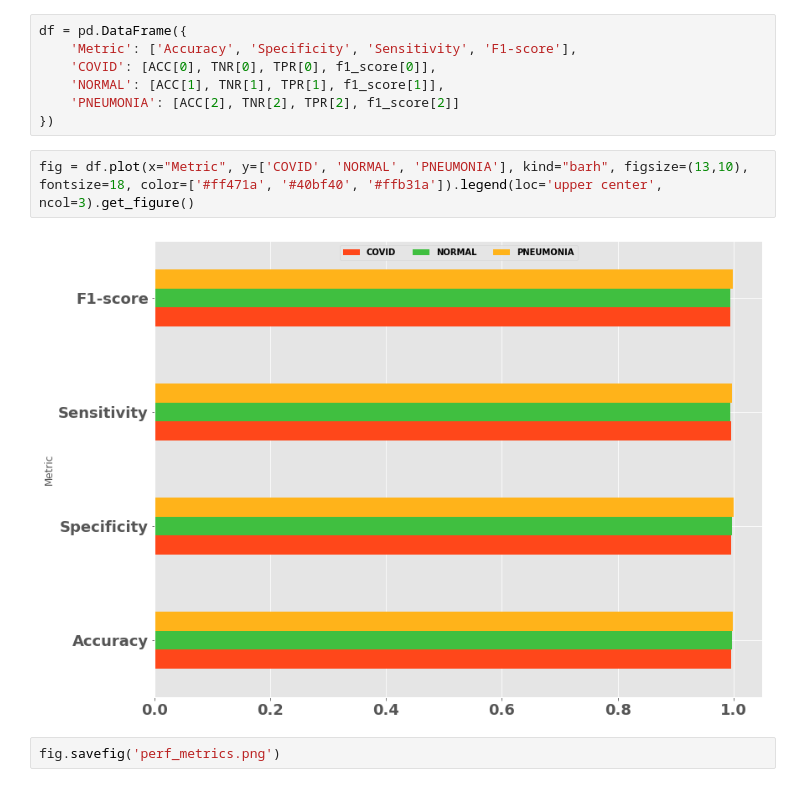
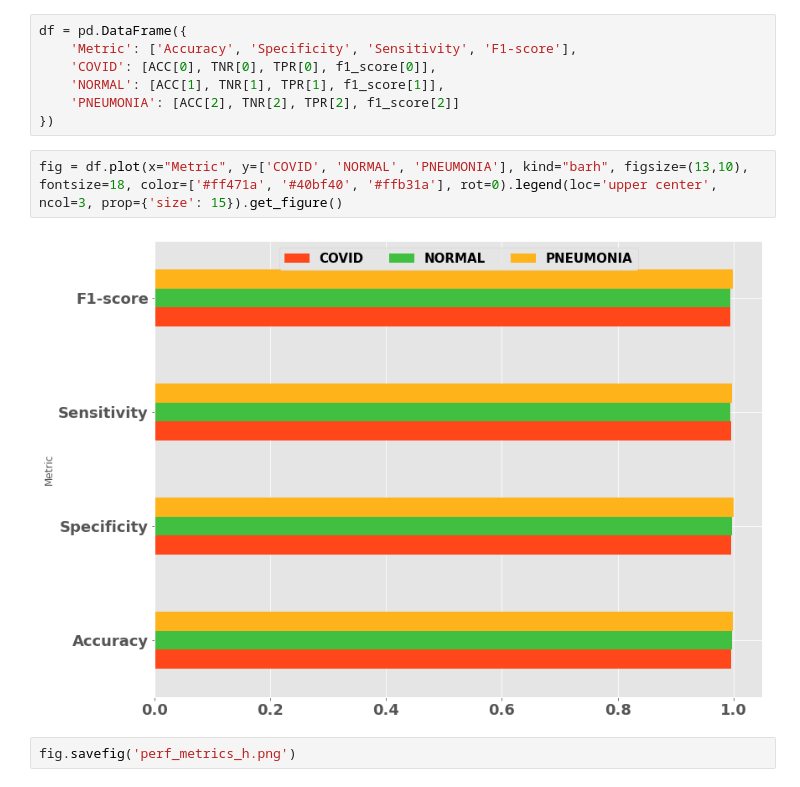
Before and after one commit to saichandrapandraju/Convolutional-Auto-Encoding-for-detecting-COVID, a Jupyter notebook: covid_classification/cae_covid_classification.ipynb, the cells around one changed output. Saved outputs shown, nothing was run; the diff lists cells and outputs as text.

Commit message:
add barh and barv

```diff
--- a/covid_classification/cae_covid_classification.ipynb
+++ b/covid_classification/cae_covid_classification.ipynb
@@ -674,8 +662,8 @@ df = pd.DataFrame({
     'PNEUMONIA': [ACC[2], TNR[2], TPR[2], f1_score[2]]
 })
 # %%
-fig = df.plot(x="Metric", y=['COVID', 'NORMAL', 'PNEUMONIA'], kind="barh", figsize=(13,10), fontsize=18, color=['#ff471a', '#40bf40', '#ffb31a']).legend(loc='upper center', ncol=3).get_figure()
+fig = df.plot(x="Metric", y=['COVID', 'NORMAL', 'PNEUMONIA'], kind="barh", figsize=(13,10), fontsize=18, color=['#ff471a', '#40bf40', '#ffb31a'], rot=0).legend(loc='upper center', ncol=3, prop={'size': 15}).get_figure()
 # %% [output]
-[figure, old version]
+[figure, new version]
 # %%
-fig.savefig('perf_metrics.png')
+fig.savefig('perf_metrics_h.png')
```
Also changed, not shown: parts of 8 cells of this notebook, 1 other file.
